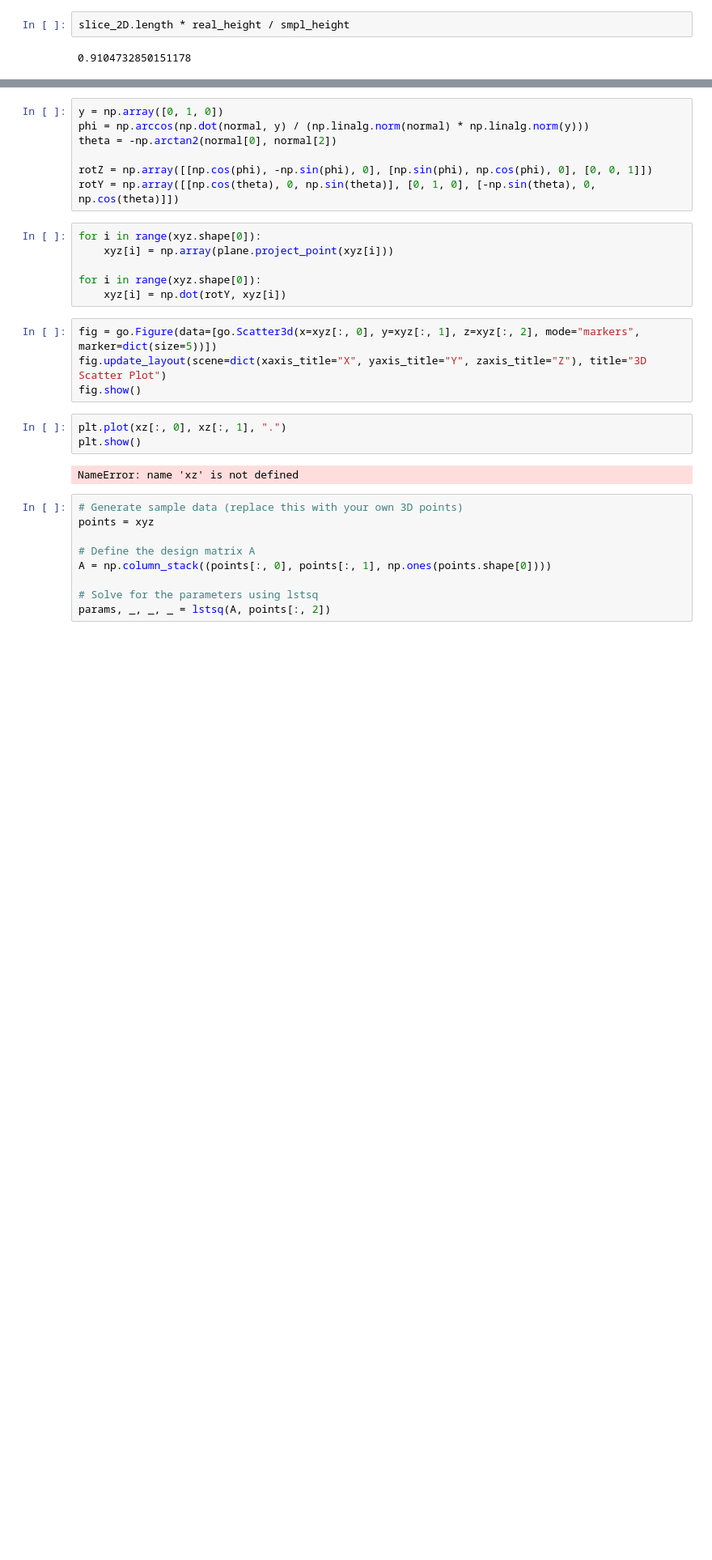
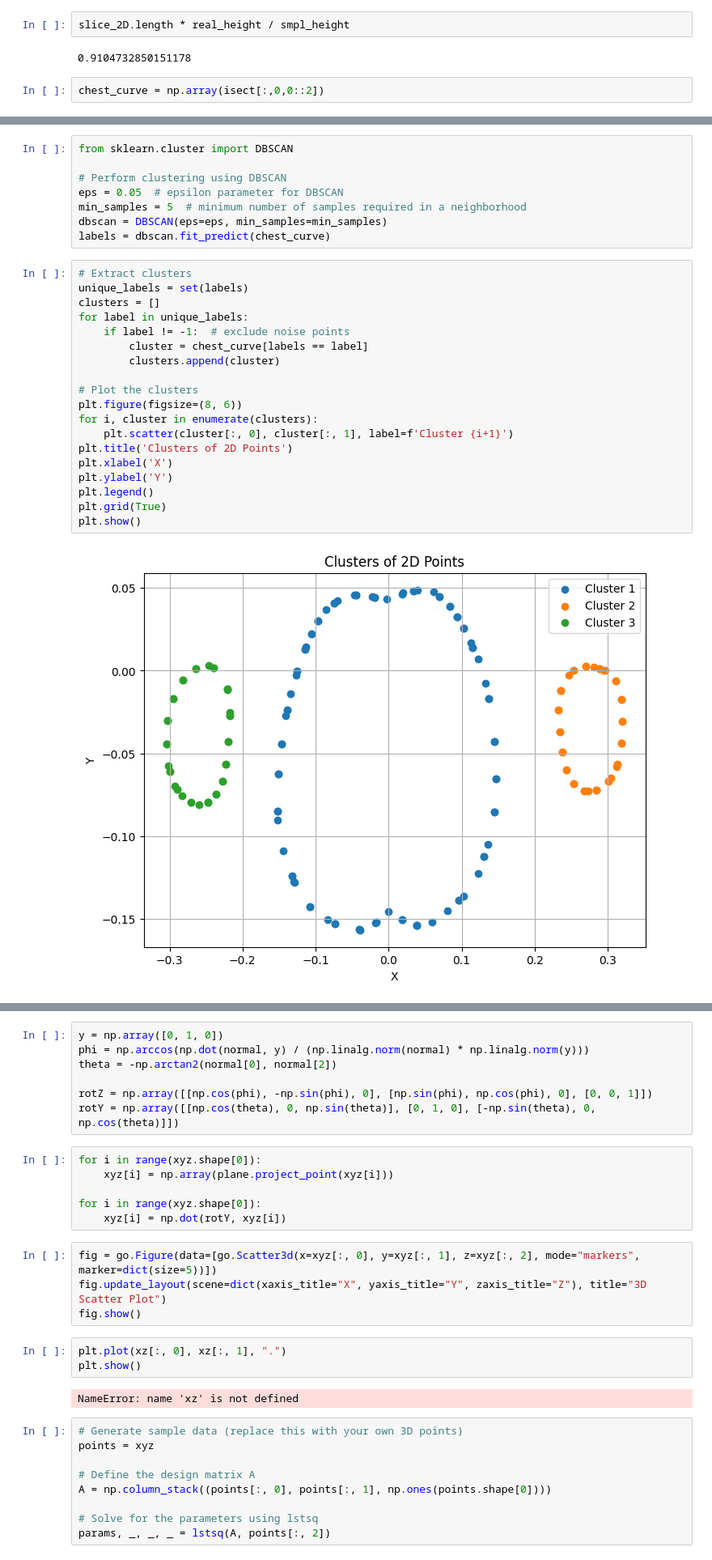
Before and after one commit to mattiabaro98/unsupervised3dhuman, a Jupyter notebook: test.ipynb, the cells around one changed output, grey strips where cells are left out. Shown at 81% size. Cells and saved outputs as stored; diff of their text form; blank space fills up the shorter version.

```diff
--- a/test.ipynb
+++ b/test.ipynb
@@ -99,3 +102,5 @@ slice_2D.show()
 slice_2D.length * real_height / smpl_height
 # %% [output]
 0.9104732850151178
+# %%
+chest_curve = np.array(isect[:,0,0::2])
@@ -101,0 +116,29 @@ slice_2D.length * real_height / smpl_height
+# %%
+from sklearn.cluster import DBSCAN
+
+# Perform clustering using DBSCAN
+eps = 0.05  # epsilon parameter for DBSCAN
+min_samples = 5  # minimum number of samples required in a neighborhood
+dbscan = DBSCAN(eps=eps, min_samples=min_samples)
+labels = dbscan.fit_predict(chest_curve)
+# %%
+# Extract clusters
+unique_labels = set(labels)
+clusters = []
+for label in unique_labels:
+    if label != -1:  # exclude noise points
+        cluster = chest_curve[labels == label]
+        clusters.append(cluster)
+
+# Plot the clusters
+plt.figure(figsize=(8, 6))
+for i, cluster in enumerate(clusters):
+    plt.scatter(cluster[:, 0], cluster[:, 1], label=f'Cluster {i+1}')
+plt.title('Clusters of 2D Points')
+plt.xlabel('X')
+plt.ylabel('Y')
+plt.legend()
+plt.grid(True)
+plt.show()
+# %% [output]
+[figure, added]
```
Also changed, not shown: parts of 16 cells of this notebook, 1 other file.
